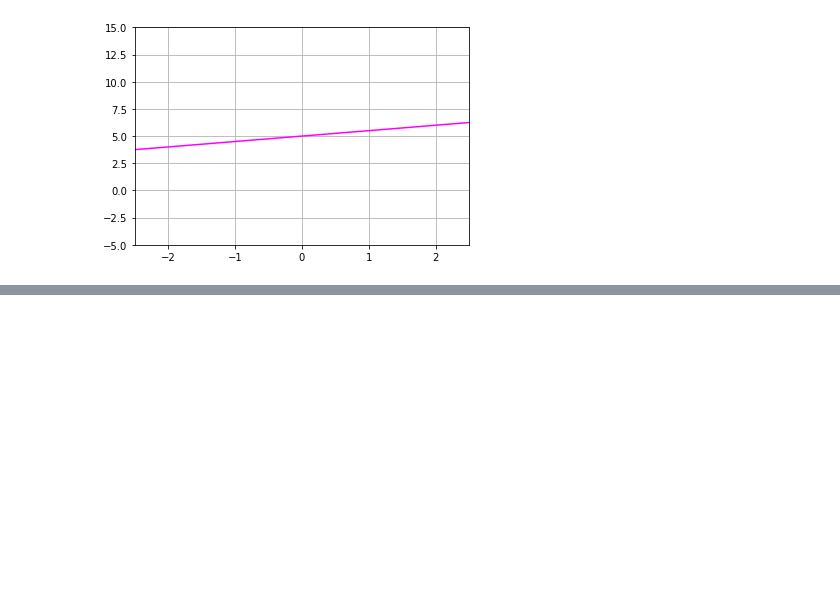
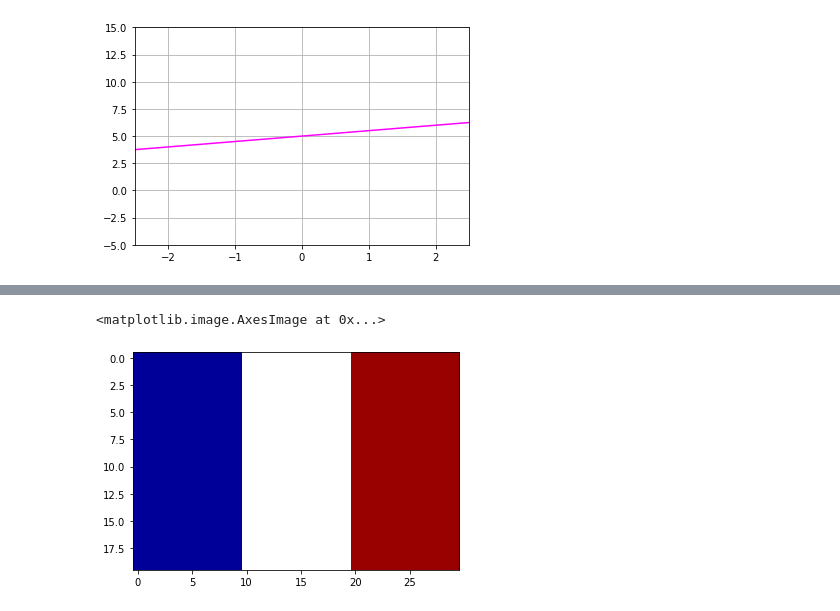
Before and after one commit to umeshraj/hands_on_ml, a Jupyter notebook: utils_matplotlib.ipynb, the cells around one changed output, grey strips where cells are left out. Saved outputs shown, nothing was run; the diff lists cells and outputs as text; code cells hidden in the pictures; blank space fills up the shorter version.

```diff
--- a/utils_matplotlib.ipynb
+++ b/utils_matplotlib.ipynb
@@ -147,0 +176,9 @@ plt.grid(True)
+# %%
+img = np.empty((20,30,3))
+img[:, :10] = [0, 0, 0.6]
+img[:, 10:20] = [1, 1, 1]
+img[:, 20:] = [0.6, 0, 0]
+plt.imshow(img)
+# %% [output]
+<matplotlib.image.AxesImage at 0x...>
+[figure, added]
```
Also changed, not shown: parts of 7 cells of this notebook.
